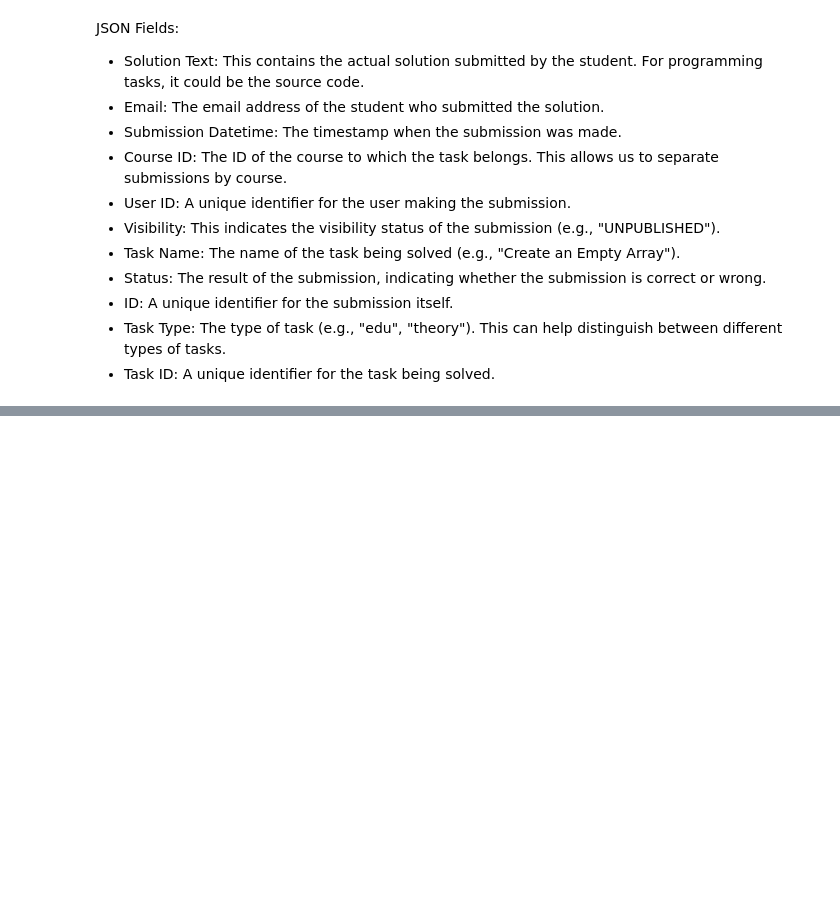
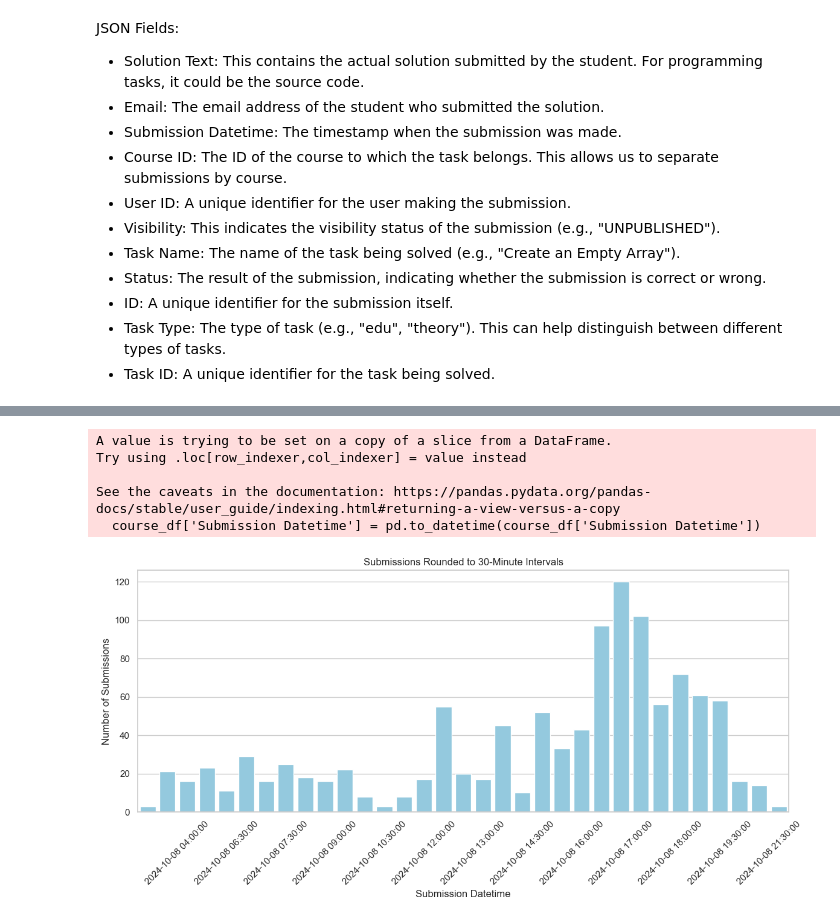
Before and after one commit to shevlopmes/avalur.github.io, a Jupyter notebook: ai_club/submissions_uploading.ipynb, the cells around one changed output, grey strips where cells are left out. Drawn from its saved outputs; the diff is of its cells as text; code cells hidden in the pictures; blank space fills up the shorter version.

```diff
--- a/ai_club/submissions_uploading.ipynb
+++ b/ai_club/submissions_uploading.ipynb
@@ -132,0 +193,54 @@ Data incrementally updated successfully for all courses.
+# %%
+import pandas as pd
+import matplotlib.pyplot as plt
+import seaborn as sns
+import matplotlib.dates as mdates
+
+# Filter the DataFrame for the specific course ID
+course_df = df[df['Course ID'] == 16630]
+
+# Convert 'Submission Datetime' to datetime objects
+course_df['Submission Datetime'] = pd.to_datetime(course_df['Submission Datetime'])
+
+# Filter the date range
+course_df = course_df[(course_df['Submission Datetime'] > pd.to_datetime('2024-10-07')) &
+                      (course_df['Submission Datetime'] < pd.to_datetime('2024-10-09'))]
+
+# Round to the nearest 30 minutes
+course_df['Rounded Submission Datetime'] = course_df['Submission Datetime'].dt.round('30min')
+
+# Get submission counts per 30-minute interval
+submission_counts = course_df.groupby('Rounded Submission Datetime').size().reset_index(name='Frequency')
+
+# Set Seaborn style
+sns.set(style='whitegrid')
+
+# Create the plot
+plt.figure(figsize=(12, 6))
+
+# Plot using Seaborn barplot
+sns.barplot(
+    data=submission_counts,
+    x='Rounded Submission Datetime',
+    y='Frequency',
+    color='skyblue'
+)
+
+# Format the x-axis for better readability
+ax = plt.gca()
+# ax.xaxis.set_major_formatter(mdates.DateFormatter('%H:%M'))
+ax.xaxis.set_major_locator(mdates.HourLocator(interval=60))  # Set major ticks every hour
+
+plt.xlabel('Submission Datetime')
+plt.ylabel('Number of Submissions')
+plt.title('Submissions Rounded to 30-Minute Intervals')
+plt.xticks(rotation=45)
+plt.tight_layout()
+plt.show()
+# %% [output]
+A value is trying to be set on a copy of a slice from a DataFrame.
+Try using .loc[row_indexer,col_indexer] = value instead
+
+See the caveats in the documentation: https://pandas.pydata.org/pandas-docs/stable/user_guide/indexing.html#returning-a-view-versus-a-copy
+  course_df['Submission Datetime'] = pd.to_datetime(course_df['Submission Datetime'])
+[figure, added]
```
Also changed, not shown: parts of 6 cells of this notebook.
